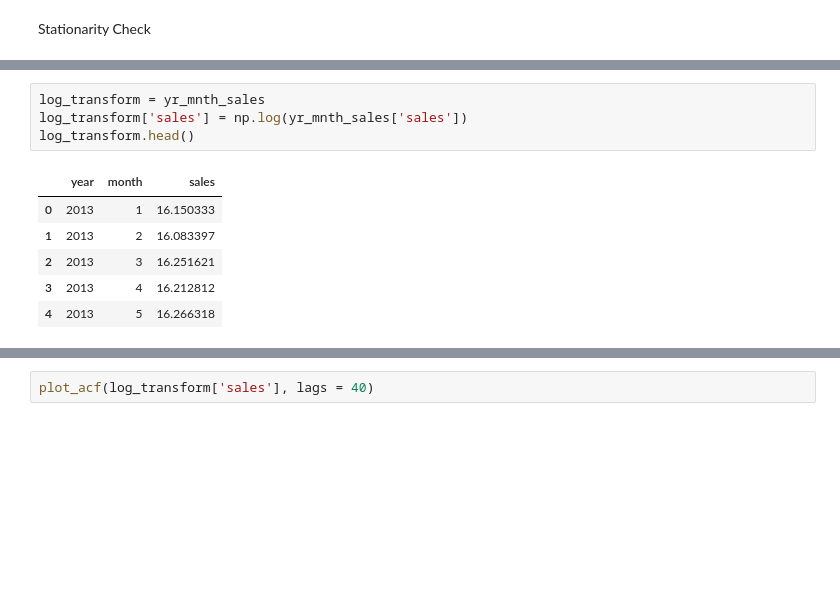
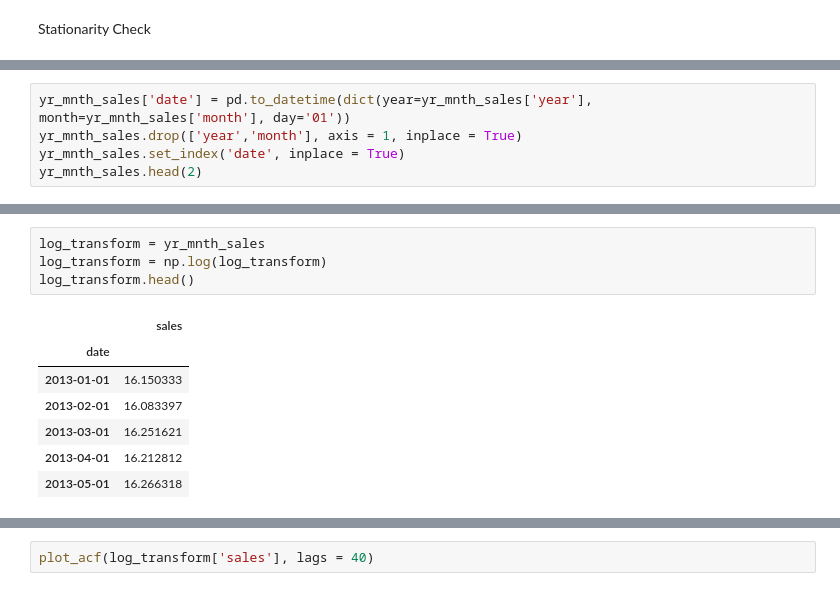
Before and after one commit to jag-shrestha/Sales-Forecast, a Jupyter notebook: Sales_Prediction_TSF.ipynb, the cells around one changed output, grey strips where cells are left out. Saved outputs shown, nothing was run; the diff lists cells and outputs as text; blank space fills up the shorter version.

```diff
--- a/Sales_Prediction_TSF.ipynb
+++ b/Sales_Prediction_TSF.ipynb
@@ -310,0 +309,5 @@ df = df.set_index('date')
+# %%
+yr_mnth_sales['date'] = pd.to_datetime(dict(year=yr_mnth_sales['year'], month=yr_mnth_sales['month'], day='01'))
+yr_mnth_sales.drop(['year','month'], axis = 1, inplace = True)
+yr_mnth_sales.set_index('date', inplace = True)
+yr_mnth_sales.head(2)
@@ -342,15 +350,16 @@ Critical Value 10%    -2.596222
 dtype: float64
 # %%
 log_transform = yr_mnth_sales
-log_transform['sales'] = np.log(yr_mnth_sales['sales'])
+log_transform = np.log(log_transform)
 log_transform.head()
 # %% [output]
-|  | year | month | sales |
-| 0 | 2013 | 1 | 16.150333 |
-| 1 | 2013 | 2 | 16.083397 |
-| 2 | 2013 | 3 | 16.251621 |
-| 3 | 2013 | 4 | 16.212812 |
-| 4 | 2013 | 5 | 16.266318 |
+|  | sales |
+| date |  |
+| 2013-01-01 | 16.150333 |
+| 2013-02-01 | 16.083397 |
+| 2013-03-01 | 16.251621 |
+| 2013-04-01 | 16.212812 |
+| 2013-05-01 | 16.266318 |
 # %%
 roll_mean_log = test_stationarity(log_transform)
 # %% [output]
```
Also changed, not shown: parts of 41 cells of this notebook.
